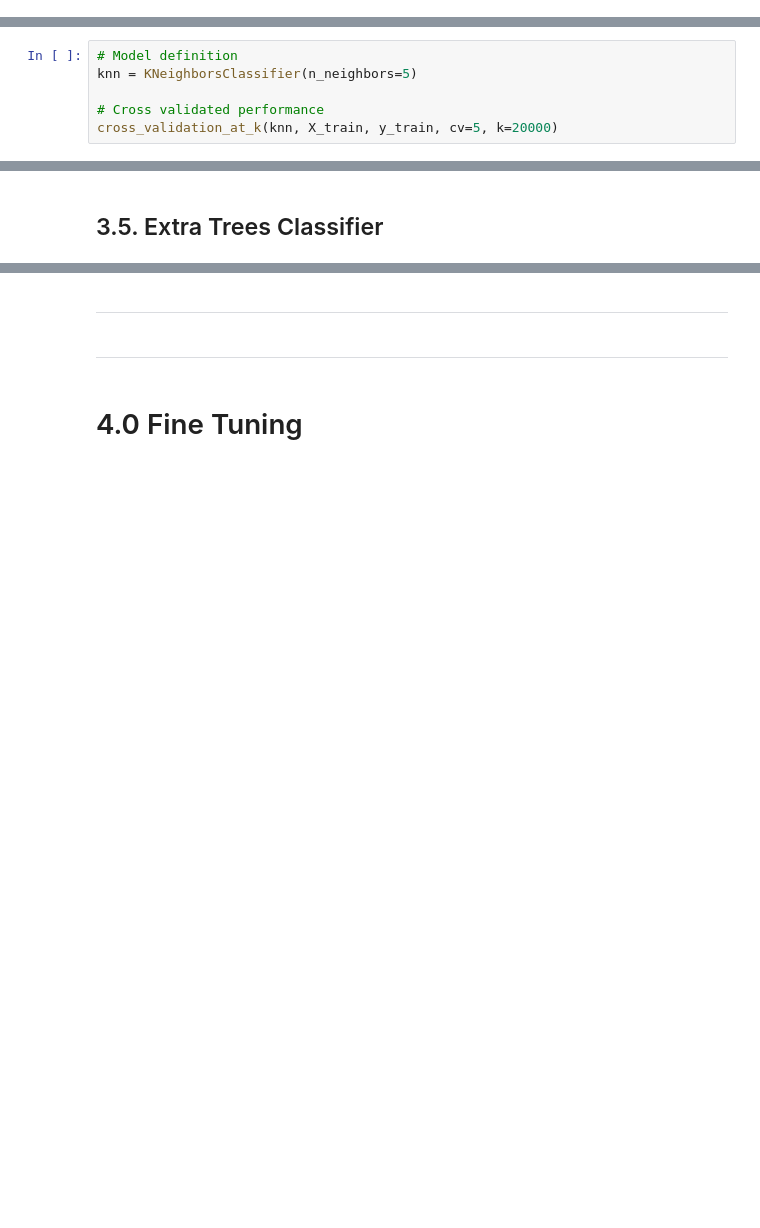
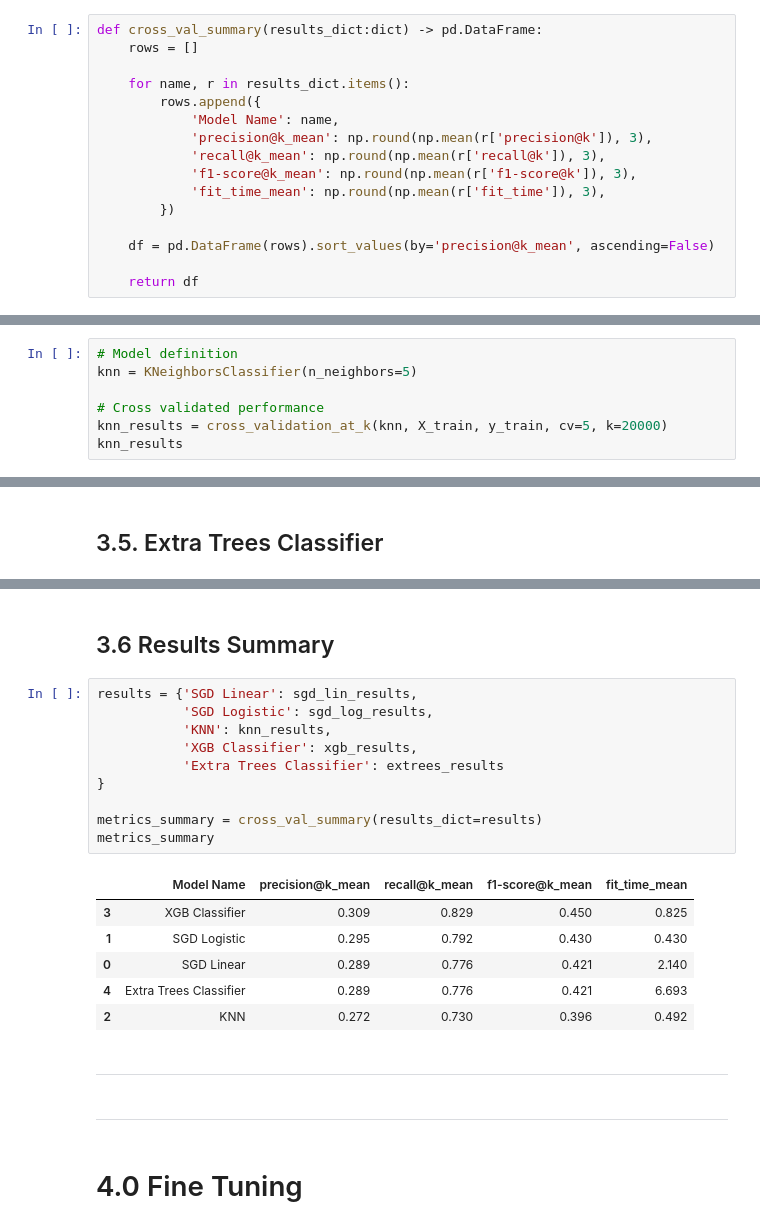
Before and after one commit to iury-repo/health_insurance_cs, a Jupyter notebook: notebooks/2-ims-modeling.ipynb, the cells around one changed output, grey strips where cells are left out. Drawn from its saved outputs; the diff is of its cells as text; blank space fills up the shorter version.

```diff
--- a/notebooks/2-ims-modeling.ipynb
+++ b/notebooks/2-ims-modeling.ipynb
@@ -373,3 +365,19 @@ cross_validation_at_k(sgd_log, X_train, y_train, cv=5, k=20000)
+# %%
+def cross_val_summary(results_dict:dict) -> pd.DataFrame:
+    rows = []
+
+    for name, r in results_dict.items():
+        rows.append({
+            'Model Name': name,
+            'precision@k_mean': np.round(np.mean(r['precision@k']), 3),
+            'recall@k_mean': np.round(np.mean(r['recall@k']), 3),
+            'f1-score@k_mean': np.round(np.mean(r['f1-score@k']), 3),
+            'fit_time_mean': np.round(np.mean(r['fit_time']), 3),
+        })
+
+    df = pd.DataFrame(rows).sort_values(by='precision@k_mean', ascending=False)
+
+    return df
 # %% [markdown]
 ## 3.3 K-Neighbors Classifier (K=5)
 # %%
@@ -377,4 +385,5 @@ cross_validation_at_k(sgd_log, X_train, y_train, cv=5, k=20000)
 knn = KNeighborsClassifier(n_neighbors=5)
 
 # Cross validated performance
-cross_validation_at_k(knn, X_train, y_train, cv=5, k=20000)
+knn_results = cross_validation_at_k(knn, X_train, y_train, cv=5, k=20000)
+knn_results
@@ -411,3 +429,22 @@ cross_validation_at_k(extrees, X_train, y_train, cv=5, k=20000)
+# %% [markdown]
+## 3.6 Results Summary
+# %%
+results = {'SGD Linear': sgd_lin_results,
+           'SGD Logistic': sgd_log_results,
+           'KNN': knn_results,
+           'XGB Classifier': xgb_results,
+           'Extra Trees Classifier': extrees_results
+}
+
+metrics_summary = cross_val_summary(results_dict=results)
+metrics_summary
+# %% [output]
+|  | Model Name | precision@k_mean | recall@k_mean | f1-score@k_mean | fit_time_mean |
+| 3 | XGB Classifier | 0.309 | 0.829 | 0.450 | 0.825 |
+| 1 | SGD Logistic | 0.295 | 0.792 | 0.430 | 0.430 |
+| 0 | SGD Linear | 0.289 | 0.776 | 0.421 | 2.140 |
+| 4 | Extra Trees Classifier | 0.289 | 0.776 | 0.421 | 6.693 |
+| 2 | KNN | 0.272 | 0.730 | 0.396 | 0.492 |
 # %% [markdown]
 ---
 # %% [markdown]
```
Also changed, not shown: parts of 6 cells of this notebook.
